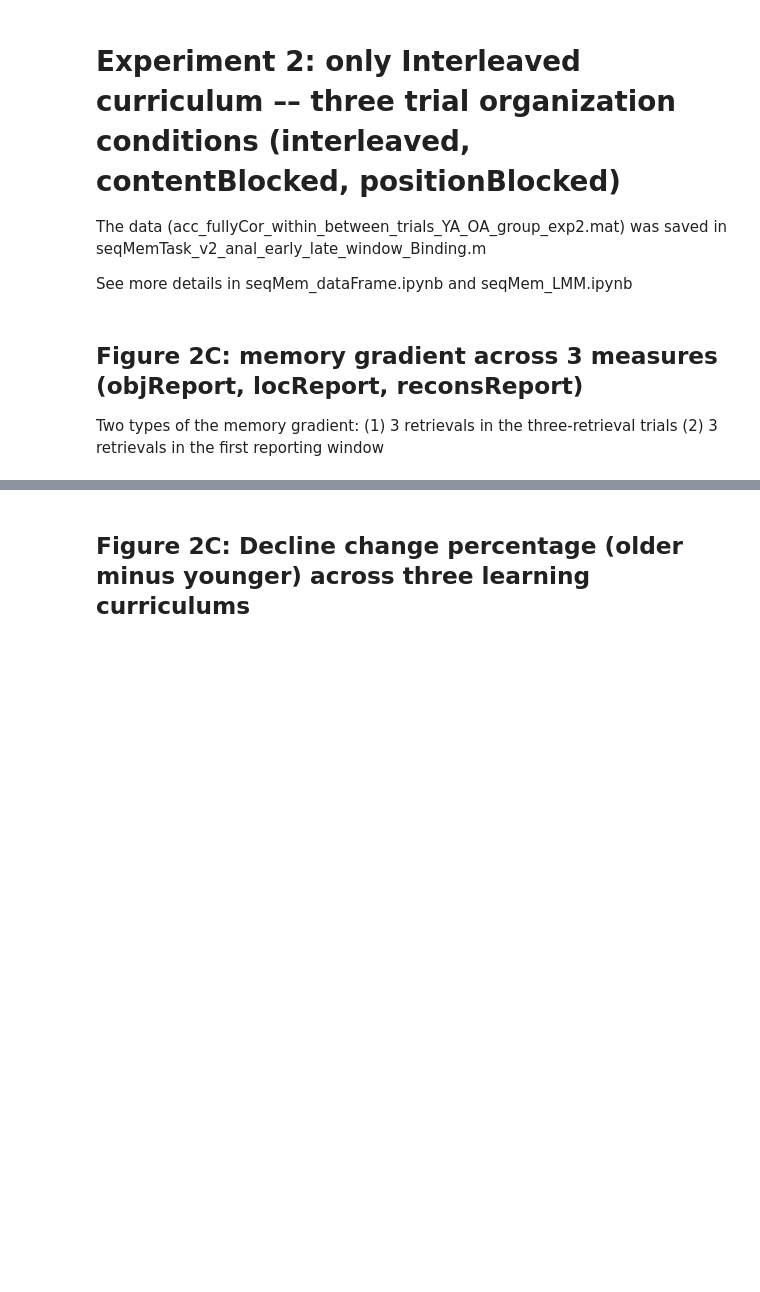
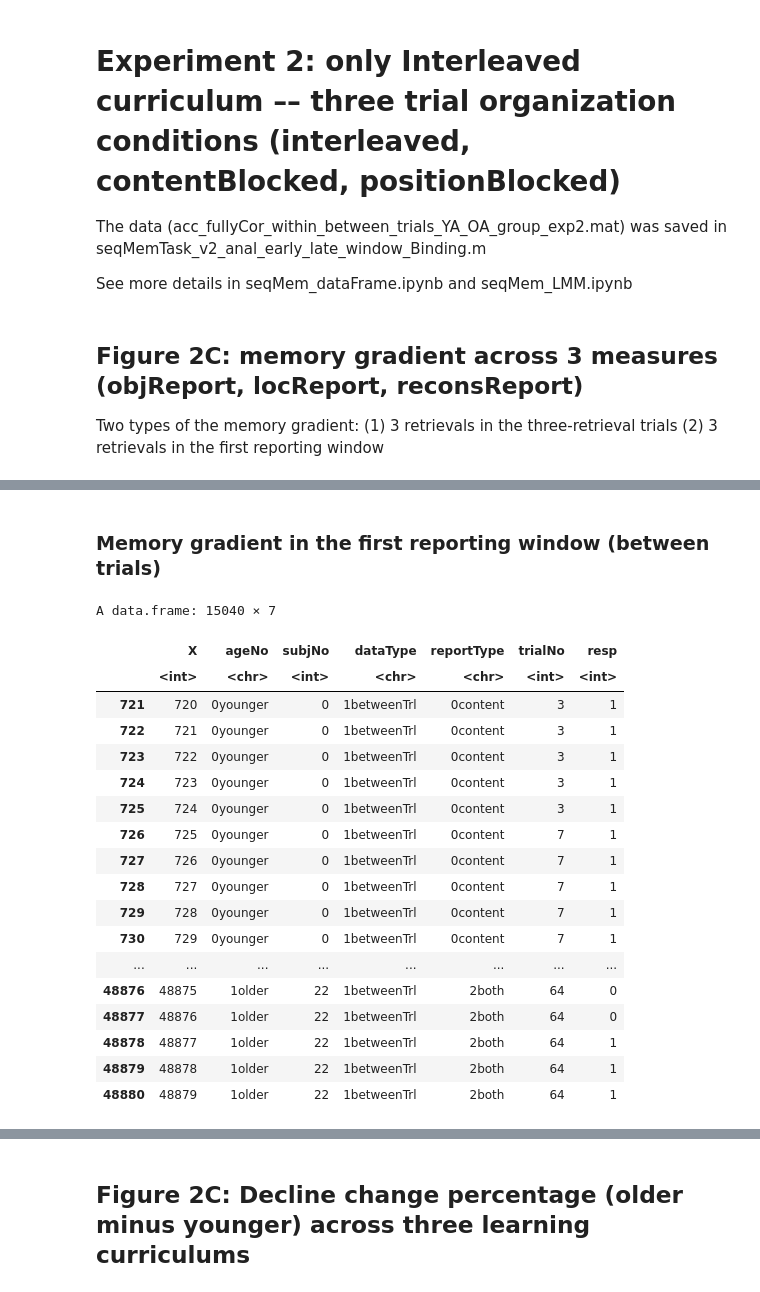
Before and after one commit to xiangjuan-ren1828/FlexibleBindingAnal, a Jupyter notebook: Statistics/seqMem_BehvPaper1_LMM.ipynb, the cells around one changed output, grey strips where cells are left out. Drawn from its saved outputs; the diff is of its cells as text; code cells hidden in the pictures; blank space fills up the shorter version.

```diff
--- a/Statistics/seqMem_BehvPaper1_LMM.ipynb
+++ b/Statistics/seqMem_BehvPaper1_LMM.ipynb
@@ -469,0 +513,26 @@ emm_pairs
+# %% [markdown]
+### Memory gradient in the first reporting window (between trials)
+# %%
+# ------ Three reports within a trial ------
+acc_glmm_pd_firstWin = acc_glmm_pd[acc_glmm_pd$dataType == '1betweenTrl', ]
+acc_glmm_pd_firstWin
+# %% [output]
+A data.frame: 15040 × 7
+|  | X | ageNo | subjNo | dataType | reportType | trialNo | resp |
+|  | <int> | <chr> | <int> | <chr> | <chr> | <int> | <int> |
+| 721 | 720 | 0younger | 0 | 1betweenTrl | 0content | 3 | 1 |
+| 722 | 721 | 0younger | 0 | 1betweenTrl | 0content | 3 | 1 |
+| 723 | 722 | 0younger | 0 | 1betweenTrl | 0content | 3 | 1 |
+| 724 | 723 | 0younger | 0 | 1betweenTrl | 0content | 3 | 1 |
+| 725 | 724 | 0younger | 0 | 1betweenTrl | 0content | 3 | 1 |
+| 726 | 725 | 0younger | 0 | 1betweenTrl | 0content | 7 | 1 |
+| 727 | 726 | 0younger | 0 | 1betweenTrl | 0content | 7 | 1 |
+| 728 | 727 | 0younger | 0 | 1betweenTrl | 0content | 7 | 1 |
+| 729 | 728 | 0younger | 0 | 1betweenTrl | 0content | 7 | 1 |
+| 730 | 729 | 0younger | 0 | 1betweenTrl | 0content | 7 | 1 |
+| ... | ... | ... | ... | ... | ... | ... | ... |
+| 48876 | 48875 | 1older | 22 | 1betweenTrl | 2both | 64 | 0 |
+| 48877 | 48876 | 1older | 22 | 1betweenTrl | 2both | 64 | 0 |
+| 48878 | 48877 | 1older | 22 | 1betweenTrl | 2both | 64 | 1 |
+| 48879 | 48878 | 1older | 22 | 1betweenTrl | 2both | 64 | 1 |
+| 48880 | 48879 | 1older | 22 | 1betweenTrl | 2both | 64 | 1 |
```
Also changed, not shown: parts of 48 cells of this notebook.
